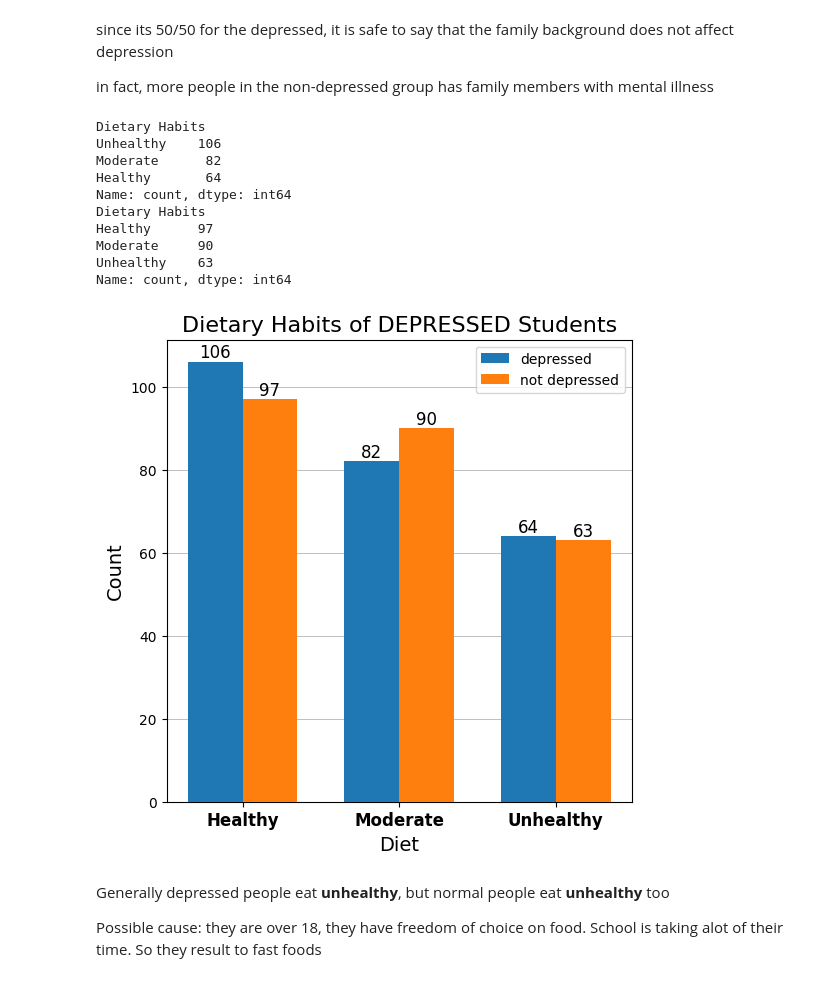
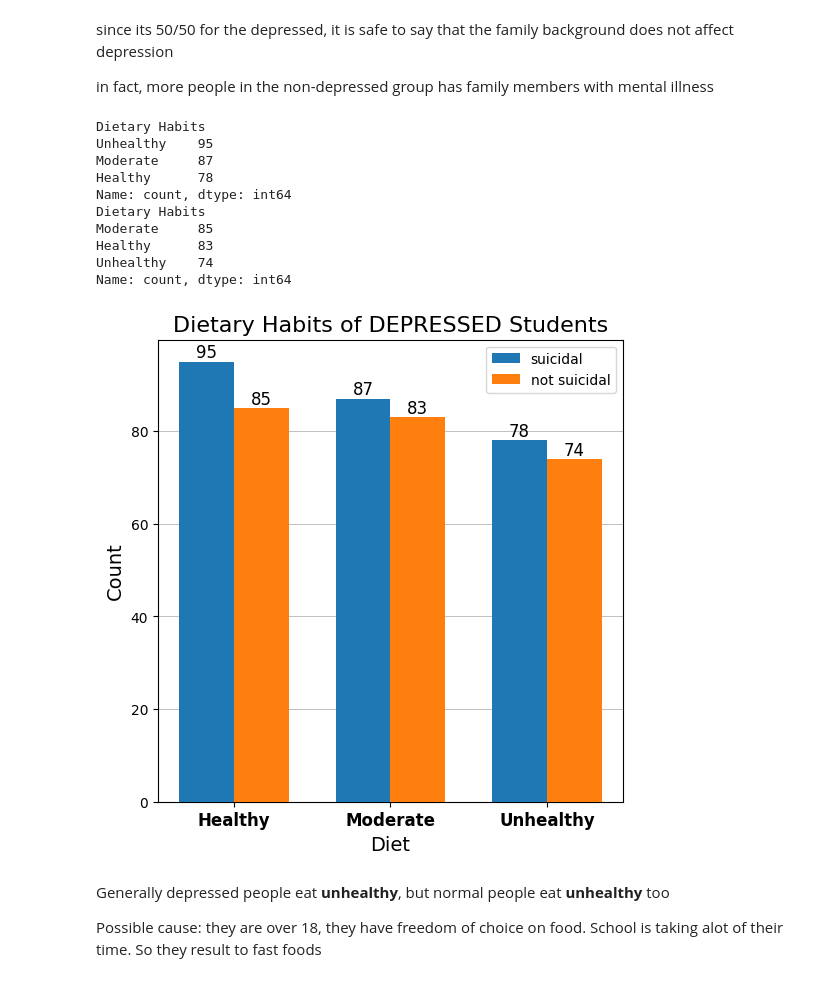
Before and after one commit to hazywho/dataScienceComp2025, a Jupyter notebook: Data/depression/processing.ipynb, the cells around one changed output. Drawn from its saved outputs; the diff is of its cells as text; code cells hidden in the pictures.

```diff
--- a/Data/depression/processing.ipynb
+++ b/Data/depression/processing.ipynb
@@ -75,7 +75,7 @@ bar_width = 0.25
 x = np.arange(len(categories)) * 1.5
 
 # Step 1: Filter the data to include only people with depression
-depressed_people = df[df['Depression'] == 'Yes']
+depressed_people = df[df['Have you ever had suicidal thoughts ?'] == 'Yes']
 
 # Step 2: Count family history within this subset
 family_history_counts = depressed_people['Family History of Mental Illness'].value_counts()
@@ -93,7 +93,7 @@ fig,ax = plt.subplots(figsize=(9,6))  # Adjust figure size
 ax.grid(color='gray', linestyle='-', linewidth=0.5, alpha=0.7, zorder=0,axis='y')  # zorder=0 ensures grid lines are behind bars
 
 # Create bars with dark blue color (#0A0F24)
-bars = ax.bar(x - bar_width/2, family_history_counts.values, width=bar_width, linewidth=2, zorder=5, label="depressed")
+bars = ax.bar(x - bar_width/2, family_history_counts.values, width=bar_width, linewidth=2, zorder=5, label="Suicidal")
 
 # Add annotations
 for bar in bars:
@@ -103,14 +103,14 @@ for bar in bars:
 
 
 # Step 1: Filter the data to include only people with depression
-depressed_people = df[df['Depression'] == 'No']
+depressed_people = df[df['Have you ever had suicidal thoughts ?'] == 'No']
 
 # Step 2: Count family history within this subset
 family_history_counts = depressed_people['Family History of Mental Illness'].value_counts()
 print(family_history_counts)
 
 # Create bars with dark blue color (#0A0F24)
-bars1 = ax.bar(x + bar_width/2, family_history_counts.values, width=bar_width, linewidth=2, zorder=5, label="not depressed")
+bars1 = ax.bar(x + bar_width/2, family_history_counts.values, width=bar_width, linewidth=2, zorder=5, label="Not Suicidal")
 # Add annotations
 for bar in bars1:
     height = bar.get_height()
@@ -124,7 +124,7 @@ plt.title('Family Background', fontsize=16, color='black')
 plt.ylabel('Count', fontsize=14, color='black')
 plt.legend()
 #save figure
-plt.savefig(fname="comparison_of_background_of_those_who_are_depressed.jpg",dpi=300)
+plt.savefig(fname="comparison_of_background_of_those_who_are_suicidal.jpg",dpi=300)
 
 # Show the plot
 plt.show()
@@ -148,7 +148,7 @@ in fact, more people in the non-depressed group has family members with mental i
 categories = ['Healthy', 'Moderate', 'Unhealthy']
 
 # Step 1: Filter the data to include only people with depression
-depressed_people = df[df['Depression'] == 'Yes']
+depressed_people = df[df['Have you ever had suicidal thoughts ?'] == 'Yes']
 
 # Step 2: Count dietary habits within this subset
 diet_counts = depressed_people['Dietary Habits'].value_counts()
@@ -168,7 +168,7 @@ x = np.arange(len(categories))
 ax.grid(color='gray', linestyle='-', linewidth=0.5, alpha=0.7, zorder=0,axis='y')  # zorder=0 ensures grid lines are behind bars
 
 # Create bars with dark blue color (#0A0F24)
-bars1 = ax.bar(x - bar_width/2, diet_counts.values, width=bar_width, linewidth=2, zorder=5,label="depressed")
+bars1 = ax.bar(x - bar_width/2, diet_counts.values, width=bar_width, linewidth=2, zorder=5,label="suicidal")
 # Add annotations
 for bar in bars1:
     height = bar.get_height()
@@ -177,45 +177,45 @@ for bar in bars1:
 
 
 # Step 1: Filter the data to include only people with depression
-depressed_people = df[df['Depression'] == 'No']
+depressed_people = df[df['Have you ever had suicidal thoughts ?'] == 'No']
 
 # Step 2: Count dietary habits within this subset
 diet_counts = depressed_people['Dietary Habits'].value_counts()
 print(diet_counts)
 
 # Create bars with dark blue color (#0A0F24)
-bars = ax.bar(x + bar_width/2, diet_counts.values, width=bar_width, linewidth=2, zorder=5,label="not depressed")
+bars = ax.bar(x + bar_width/2, diet_counts.values, width=bar_width, linewidth=2, zorder=5,label="not suicidal")
 
 # Add annotations
 for bar in bars:
     height = bar.get_height()
     plt.text(bar.get_x() + bar.get_width() / 2, height, str(height),
              ha='center', va='bottom', color='black', fontsize=12)
 
 
 # Add labels and title
 plt.xticks(x, categories, fontsize=12, fontweight='bold', color='black')  # Fix: Set tick labels
 plt.title('Dietary Habits of DEPRESSED Students', fontsize=16, color='black')
 plt.xlabel('Diet', fontsize=14, color='black')
 plt.ylabel('Count', fontsize=14, color='black')
 plt.legend()
 
 # savefig
 plt.savefig('dietary_habits_of_depressed_people.png', dpi=300)
 
 plt.show()
 # %% [output]
 Dietary Habits
-Unhealthy    106
-Moderate      82
-Healthy       64
+Unhealthy    95
+Moderate     87
+Healthy      78
 Name: count, dtype: int64
 Dietary Habits
-Healthy      97
-Moderate     90
-Unhealthy    63
+Moderate     85
+Healthy      83
+Unhealthy    74
 Name: count, dtype: int64
-[figure, old version]
+[figure, new version]
 # %% [markdown]
 Generally depressed people eat **unhealthy**, but normal people eat **unhealthy** too
 
```
Also changed, not shown: parts of 2 cells of this notebook, 4 other files.
